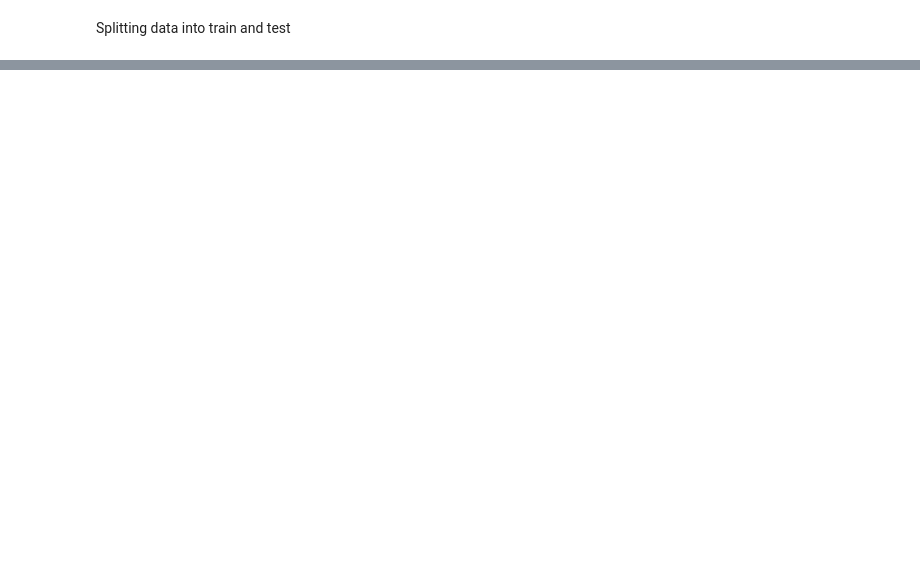
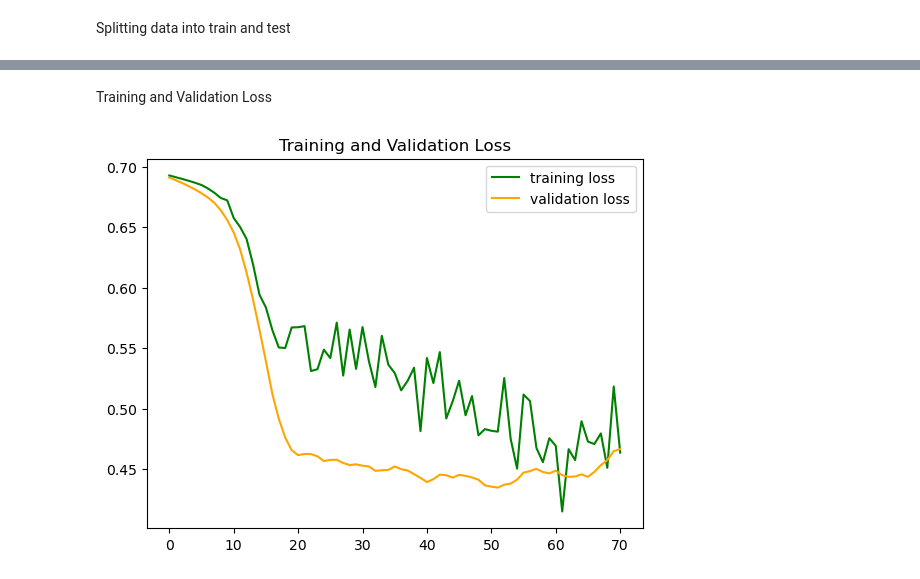
Before and after one commit to usuajiayako/DataScienceWeek7, a Jupyter notebook: ANN_assignment/ann_for_heart_failure.ipynb, the cells around one changed output, grey strips where cells are left out. Saved outputs shown, nothing was run; the diff lists cells and outputs as text; code cells hidden in the pictures; blank space fills up the shorter version.

```diff
--- a/ANN_assignment/ann_for_heart_failure.ipynb
+++ b/ANN_assignment/ann_for_heart_failure.ipynb
@@ -201,14 +202,15 @@ Fit X to MinMaxScaler
 # %%
-scaler = MinMaxScaler()
+scaler = StandardScaler()
 X = scaler.fit_transform(X)
 # %% [markdown]
 Splitting data into train and test
 # %%
 X_train, X_test, y_train, y_test = train_test_split(X, y, test_size = 0.2, random_state = 10)
 # %%
+# Stop training once train performance improvement stops
 early_stopping = EarlyStopping(
-    min_delta = 0.001, # minimium amount of change to count as an improvement
-    patience = 20, # how many epochs to wait before stopping
+    min_delta = 0.001,
+    patience = 20,
     restore_best_weights = True)
 
 
@@ -216,10 +218,10 @@ early_stopping = EarlyStopping(
 model = Sequential()
 
 # layers
-model.add(Dense(units = 16, kernel_initializer = 'uniform', activation = 'relu', input_dim = 11))
-model.add(Dense(units = 8, kernel_initializer = 'uniform', activation = 'relu'))
-model.add(Dropout(0.25))
-model.add(Dense(units = 8, kernel_initializer = 'uniform', activation = 'relu'))
+model.add(Dense(units = 22, kernel_initializer = 'uniform', activation = 'relu', input_dim = 11))
+model.add(Dense(units = 11, kernel_initializer = 'uniform', activation = 'relu'))
+model.add(Dropout(0.5))
+model.add(Dense(units = 11, kernel_initializer = 'uniform', activation = 'relu'))
 model.add(Dropout(0.5))
 model.add(Dense(units = 1, kernel_initializer = 'uniform', activation = 'sigmoid'))
 
@@ -228,5 +230,5 @@ model.add(Dense(units = 1, kernel_initializer = 'uniform', activation = 'sigmoid
 model.compile(optimizer = 'adam', loss = 'binary_crossentropy', metrics = ['accuracy'])
 
 # Train the ANN
-history = model.fit(X_train, y_train, batch_size = 25, epochs = 80, callbacks = [early_stopping], validation_split = 0.25)
+history = model.fit(X_train, y_train, batch_size = 20, epochs = 100, callbacks = [early_stopping], validation_split = 0.2)
 # %% [output]
@@ -254,0 +255,10 @@ Epoch 80/80
+# %% [markdown]
+Training and Validation Loss
+# %%
+plt.plot(history.history["loss"], label = "training loss", color = "green")
+plt.plot(history.history["val_loss"], label = "validation loss", color = "orange")
+plt.title("Training and Validation Loss")
+plt.legend()
+plt.show()
+# %% [output]
+[figure, added]
```
Also changed, not shown: parts of 12 cells of this notebook.
